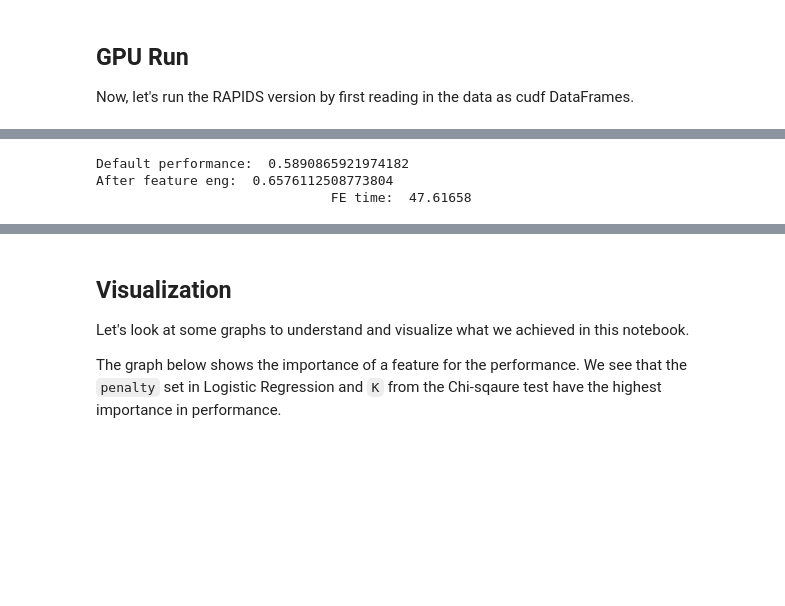
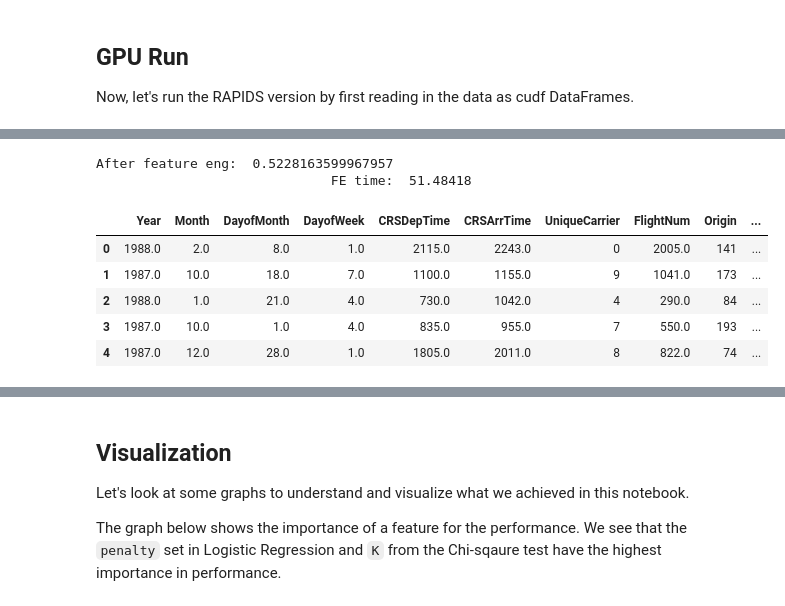
Before and after one commit to rapidsai/cloud-ml-examples, a Jupyter notebook: optuna/notebooks/RAPIDS_xfeat_Optuna.ipynb, the cells around one changed output, grey strips where cells are left out. Cells and saved outputs as stored; diff of their text form; code cells hidden in the pictures; blank space fills up the shorter version.

```diff
--- a/optuna/notebooks/RAPIDS_xfeat_Optuna.ipynb
+++ b/optuna/notebooks/RAPIDS_xfeat_Optuna.ipynb
@@ -198,9 +198,9 @@ def feature_engineering(df):
     if isinstance(df_train, cudf.DataFrame):
         cat_cols = ["Dest", "Origin", "UniqueCarrier"]
         for col in cat_cols:
-            enc = LabelEncoder()
+            enc = LabelEncoder(handle_unknown='ignore')
             df_train[col] = enc.fit_transform(df_train[col])
-            df_test[col] = enc.transform(df_test[col])
+            df_test[col] = enc.transform(df_test[col]).fillna(0)
             del enc
 
         SMOOTH = 0.001
@@ -296,8 +296,7 @@ def train_and_eval(df, penalty='l2', C=1.0, l1_ratio="None", fit_intercept=True,
         classifier = LogisticRegression(penalty=penalty,
                                         C=C,
                                         l1_ratio=l1_ratio,
-                                        fit_intercept=fit_intercept,
-                                        max_iter=10000)
+                                        fit_intercept=fit_intercept)
         classifier.fit(X_train, y_train)
         y_pred = classifier.predict_proba(X_test.values)[:, 1]
         y_pred = y_pred.astype(y_test.dtype)
@@ -306,10 +305,9 @@ def train_and_eval(df, penalty='l2', C=1.0, l1_ratio="None", fit_intercept=True,
         from sklearn.linear_model import LogisticRegression as sk_log
         classifier = sk_log(solver='saga',
                             penalty=penalty,
-                                        C=C,
-                                        l1_ratio=l1_ratio,
-                                        fit_intercept=fit_intercept,
-                                        max_iter=10000)
+                            C=C,
+                            l1_ratio=l1_ratio,
+                            fit_intercept=fit_intercept)
         classifier.fit(X_train, y_train)
         y_pred = classifier.predict(X_test)
         from sklearn.metrics import roc_auc_score as sk_auc
@@ -384,7 +382,7 @@ def feature_selection(df, experiment_name):
                       return_model=True)
 
         with mlflow.start_run(run_name='Final Classifier', nested=True):
-            mlflow.log_metric('accuracy', score)
+            mlflow.log_metric('auc', score)
             mlflow.log_params(params)
             mlflow.sklearn.log_model(classifier,
                                  signature=signature,
@@ -402,8 +400,8 @@ NOTE: It is not recommended to run the CPU version for more than 100,000 rows. T
 # %%
 INPUT_FILE = "/home/data/airline_data/airline_small.parquet"
 
-N_ROWS = 1000000
-N_TRIALS = 100
+N_ROWS = 10000000
+N_TRIALS = 10
 
 cpu_run = N_ROWS <= 100000
 # %%
@@ -430,27 +448,22 @@ Now, let's run the RAPIDS version by first reading in the data as cudf DataFrame
 # %%
-with timed("Complete RAPIDS workflow"):
-    df_ = cudf.read_parquet(INPUT_FILE)[:N_ROWS]
-    # Can't handle nagative values, yet
-    df_ = df_.drop(["ActualElapsedTime"], axis=1)
-    print("Default performance: ", train_and_eval(df_))
+# We cast to objects for categorical  and target encoding
+df_["UniqueCarrier"] = df_["UniqueCarrier"].astype("object")
+df_["Origin"] = df_["Origin"].astype("object")
+df_["Dest"] = df_["Dest"].astype("object")
 
-    # We cast to objects for categorical  and target encoding
-    df_["UniqueCarrier"] = df_["UniqueCarrier"].astype("object")
-    df_["Origin"] = df_["Origin"].astype("object")
-    df_["Dest"] = df_["Dest"].astype("object")
+with timed("FE"):
+    df_feature_eng = feature_engineering(df_)
+    df_feature_eng["ArrDelayBinary"] = df_feature_eng["ArrDelayBinary"].astype('float64')
+    score = train_and_eval(df_feature_eng)
+    print("After feature eng: ", score)
 
-    with timed("FE"):
-        df_feature_eng = feature_engineering(df_)
-        df_feature_eng["ArrDelayBinary"] = df_feature_eng["ArrDelayBinary"].astype('float64')
-        score = train_and_eval(df_feature_eng)
-        print("After feature eng: ", score)
-
-    with timed("FS + Optuna"):
-        # Disable Alembic driver, used by MLflow, from logging INFO messages to the command line.
-        logging.getLogger('alembic').setLevel(logging.CRITICAL)
-        study, df_select, best_clf, score = feature_selection(df_feature_eng, experiment_name='Optuna_SingleGPU')
-        print("Best score after Feature Selection + Optuna: ", score)
+df_feature_eng.head()
 # %% [output]
-Default performance:  0.5890865921974182
-After feature eng:  0.6576112508773804
-                              FE time:  47.61658
+After feature eng:  0.5228163599967957
+                              FE time:  51.48418
+|  | Year | Month | DayofMonth | DayofWeek | CRSDepTime | CRSArrTime | UniqueCarrier | FlightNum | Origin | ... |
+| 0 | 1988.0 | 2.0 | 8.0 | 1.0 | 2115.0 | 2243.0 | 0 | 2005.0 | 141 | ... |
+| 1 | 1987.0 | 10.0 | 18.0 | 7.0 | 1100.0 | 1155.0 | 9 | 1041.0 | 173 | ... |
+| 2 | 1988.0 | 1.0 | 21.0 | 4.0 | 730.0 | 1042.0 | 4 | 290.0 | 84 | ... |
+| 3 | 1987.0 | 10.0 | 1.0 | 4.0 | 835.0 | 955.0 | 7 | 550.0 | 193 | ... |
+| 4 | 1987.0 | 12.0 | 28.0 | 1.0 | 1805.0 | 2011.0 | 8 | 822.0 | 74 | ... |
```
Also changed, not shown: parts of 13 cells of this notebook.
